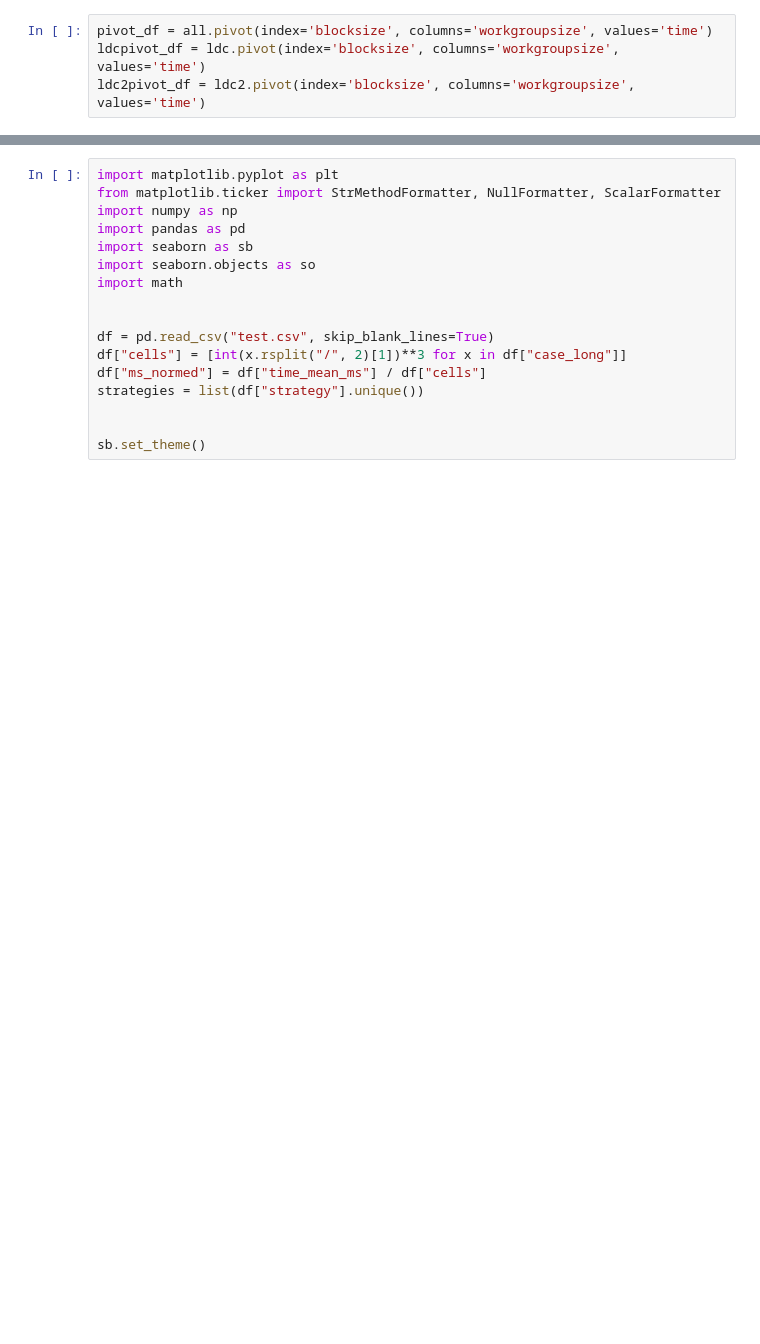
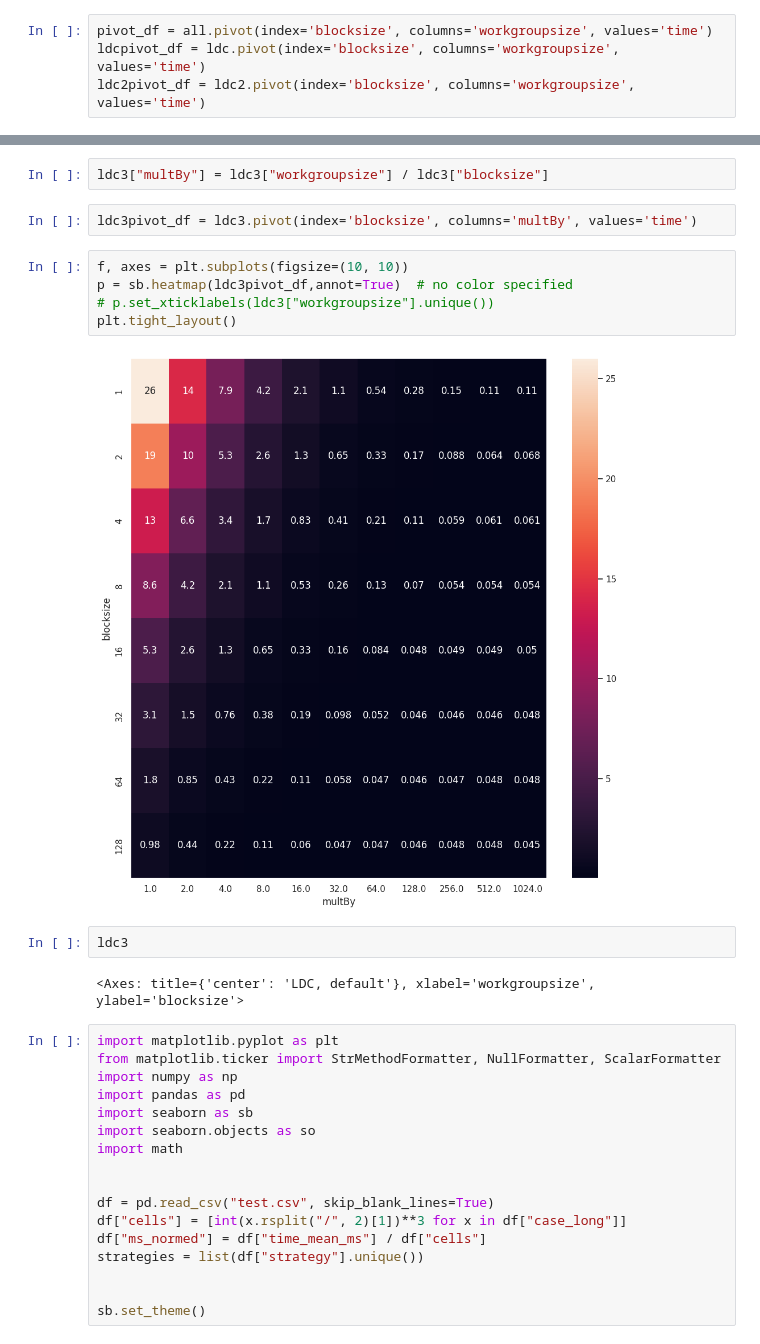
Before and after one commit to lupeterm/FVM-Prototyping, a Jupyter notebook: batched.ipynb, the cells around one changed output, grey strips where cells are left out. Cells and saved outputs as stored; diff of their text form; blank space fills up the shorter version.

```diff
--- a/batched.ipynb
+++ b/batched.ipynb
@@ -46,3 +66,18 @@ plt.tight_layout()
+# %%
+ldc3["multBy"] = ldc3["workgroupsize"] / ldc3["blocksize"]
+# %%
+ldc3pivot_df = ldc3.pivot(index='blocksize', columns='multBy', values='time')
+# %%
+f, axes = plt.subplots(figsize=(10, 10))
+p = sb.heatmap(ldc3pivot_df,annot=True)  # no color specified
+# p.set_xticklabels(ldc3["workgroupsize"].unique())
+plt.tight_layout()
+# %% [output]
+[figure, added]
+# %%
+ldc3
+# %% [output]
+<Axes: title={'center': 'LDC, default'}, xlabel='workgroupsize', ylabel='blocksize'>
 # %%
 import matplotlib.pyplot as plt
 from matplotlib.ticker import StrMethodFormatter, NullFormatter, ScalarFormatter
```
Also changed, not shown: parts of 3 cells of this notebook, 13 other files.
